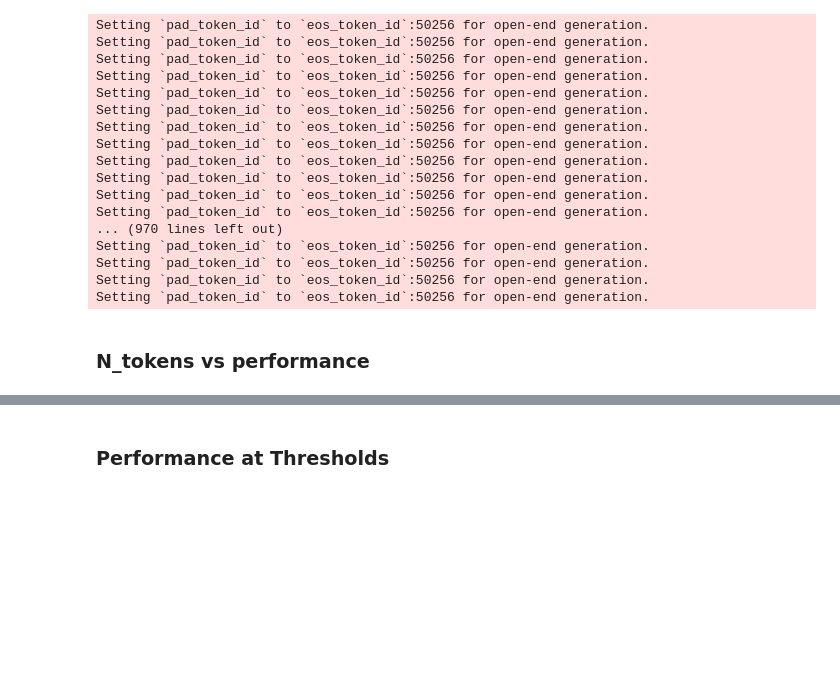
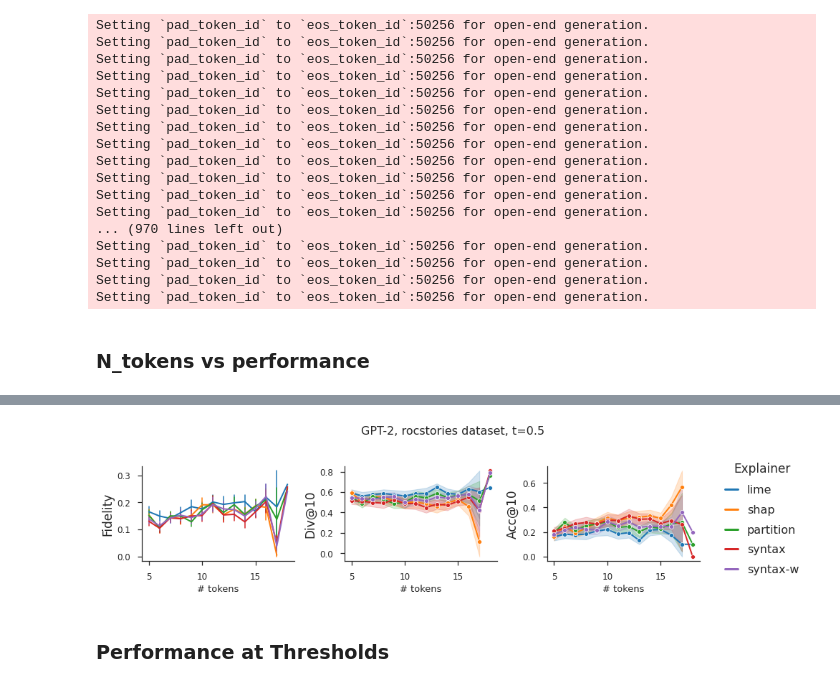
Before and after one commit to k-amara/syntax-shap, a Jupyter notebook: notebooks/Scores_Visualization_GPT2.ipynb, the cells around one changed output, grey strips where cells are left out. Saved outputs shown, nothing was run; the diff lists cells and outputs as text; code cells hidden in the pictures; blank space fills up the shorter version.

```diff
--- a/notebooks/Scores_Visualization_GPT2.ipynb
+++ b/notebooks/Scores_Visualization_GPT2.ipynb
@@ -726,3 +232,66 @@ plt.show()
+# %%
+import pandas as pd
+import seaborn as sns
+import matplotlib.pyplot as plt
+
+
+# Grouping and aggregating data
+df = df_final_single_threshold#.groupby(['algorithm']).reset_index()#.mean().reset_index()
+
+# Define the order of algorithms and a colormap
+algo_order = ["lime", "shap", "partition", "syntax", "syntax-w"]
+palette = sns.color_palette("tab10", len(algo_order))
+
+# Ensure 'algorithm' column is categorical and ordered
+df['algorithm'] = pd.Categorical(df['algorithm'], categories=algo_order, ordered=True)
+
+
+fig, axes = plt.subplots(1, 3, figsize=(14,3.5))
+
+# Adjusting various parameters
+# Plotting with Seaborn
+sns.set_style("ticks")
+sns.set_context("notebook", rc={"xtick.labelsize" : 15, "ytick.labelsize" : 15})
+
+
+# Creating a lineplot for each score
+sns.lineplot(x='n_token', y='fid_keep', hue='algorithm', data=df, ax=axes[0], palette=palette, linewidth=2, errorbar='se', err_style='bars')
+axes[0].set_title('')
+axes[0].set_xlabel('# tokens', fontsize=13)
+axes[0].set_ylabel('Fidelity', fontsize=17)
+axes[0].tick_params(axis='both', which='major', labelsize=12, pad=10)  # Increase tick font size and padding
+
+sns.lineplot(x='n_token', y='prob_diff_at_k', hue='algorithm', data=df, ax=axes[1], palette=palette, linewidth=2, markers=True, marker='o')
+axes[1].set_title('')
+axes[1].set_xlabel('# tokens', fontsize=13)
+axes[1].set_ylabel('Div@10', fontsize=17)
+axes[1].tick_params(axis='both', which='major', labelsize=12, pad=10)  # Increase tick font size and padding
+
+sns.lineplot(x='n_token', y='acc_at_k', hue='algorithm', data=df, ax=axes[2], palette=palette, linewidth=2, markers=True, marker='o')
+axes[2].set_title('')
+axes[2].set_xlabel('# tokens', fontsize=13)
+axes[2].set_ylabel('Acc@10', fontsize=17)
+axes[2].tick_params(axis='both', which='major', labelsize=12, pad=10)  # Increase tick font size and padding
+
+# Remove legends from all but one plot
+for ax in axes.flat:
+    ax.legend().remove()
+
+# Add the legend back to the first subplot with custom settings
+legend = axes[2].legend(title='Explainer', loc='upper left', bbox_to_anchor=(1.1, 1.15), fontsize=16, frameon=False, handlelength=1.1, labelspacing=0.8)
+legend.get_title().set_fontsize('17')  # Increase legend title font size
+for line in legend.get_lines():
+    line.set_linewidth(3)  # Increase line width in legend
+
+fig.suptitle(f'GPT-2, {dataset} dataset, t={threshold_}', fontsize=16)  # Adjust suptitle position
+
+sns.despine()
+plt.tight_layout()
+plt.show()
+
+fig.savefig(f"/cluster/home/kamara/syntax-shap/figures/{model_name}/{dataset}/n_token_vs_perf_{model_name}_{dataset}.pdf", bbox_inches='tight', dpi=600)
+# %% [output]
+[figure, added]
 # %% [markdown]
 ### Performance at Thresholds
 # %%
```
Also changed, not shown: parts of 19 cells of this notebook, 1 other file.
